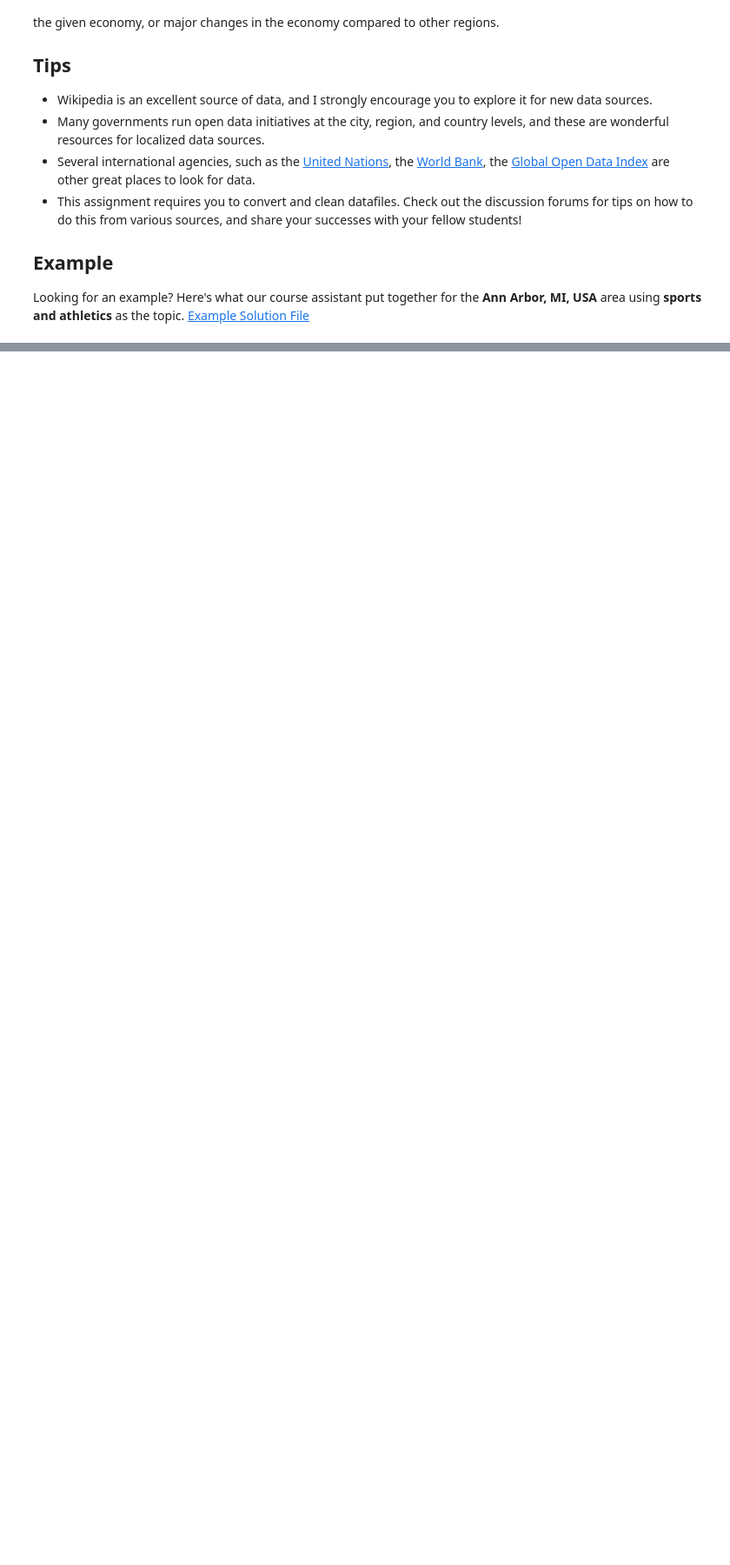
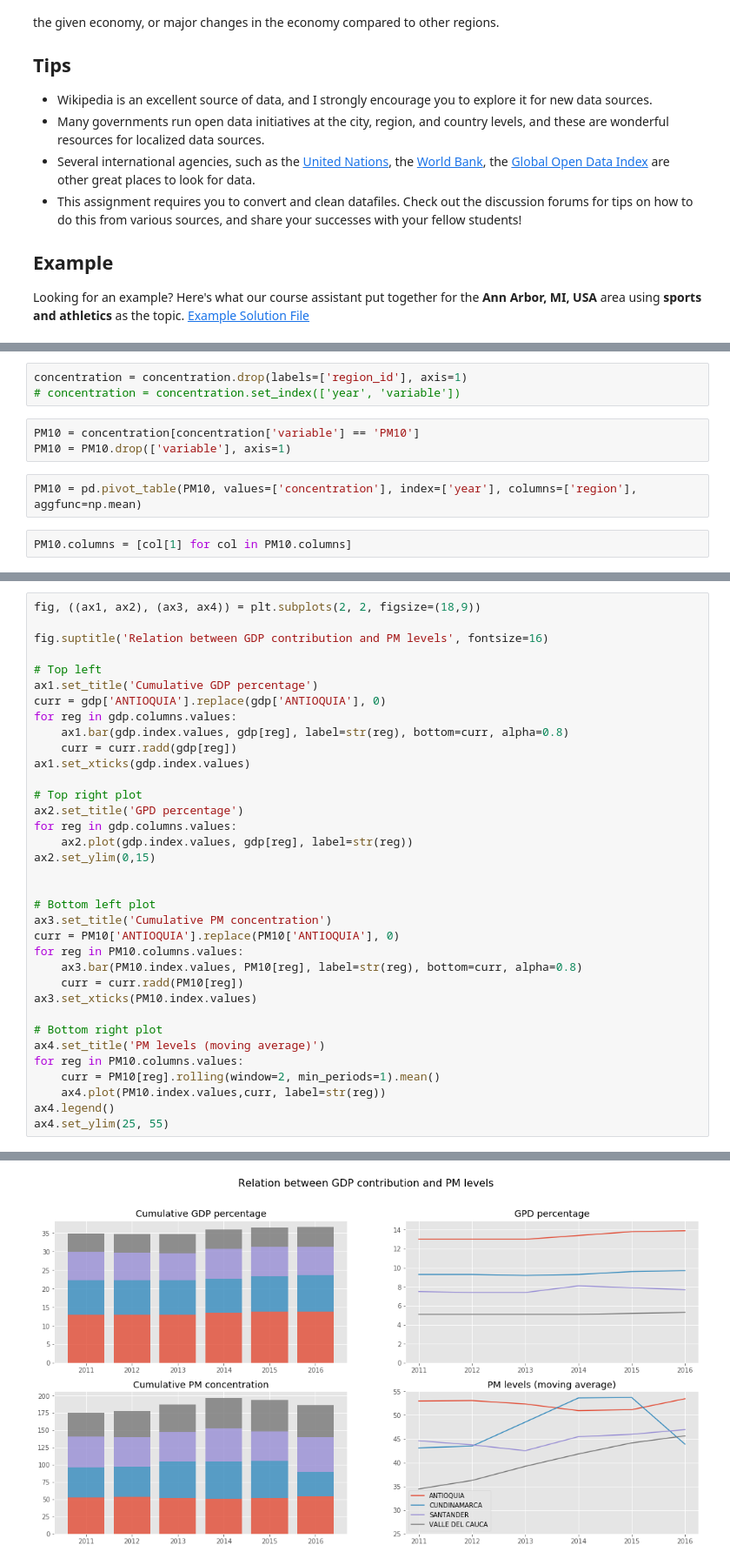
Before and after one commit to josoriov/applied-ds, a Jupyter notebook: 02_plotting/w4/Assignment_4.ipynb, the cells around one changed output, grey strips where cells are left out. Shown: that part at 87% size. Saved outputs shown, nothing was run; the diff lists cells and outputs as text; blank space fills up the shorter version.

Commit message:
Plotting and final processing of the project

```diff
--- a/02_plotting/w4/Assignment_4.ipynb
+++ b/02_plotting/w4/Assignment_4.ipynb
@@ -94,0 +82,10 @@ air_quality
+# %%
+concentration = concentration.drop(labels=['region_id'], axis=1)
+# concentration = concentration.set_index(['year', 'variable'])
+# %%
+PM10 = concentration[concentration['variable'] == 'PM10']
+PM10 = PM10.drop(['variable'], axis=1)
+# %%
+PM10 = pd.pivot_table(PM10, values=['concentration'], index=['year'], columns=['region'], aggfunc=np.mean)
+# %%
+PM10.columns = [col[1] for col in PM10.columns]
@@ -94,0 +103,36 @@ air_quality
+# %%
+fig, ((ax1, ax2), (ax3, ax4)) = plt.subplots(2, 2, figsize=(18,9))
+
+fig.suptitle('Relation between GDP contribution and PM levels', fontsize=16)
+
+# Top left
+ax1.set_title('Cumulative GDP percentage')
+curr = gdp['ANTIOQUIA'].replace(gdp['ANTIOQUIA'], 0)
+for reg in gdp.columns.values:
+    ax1.bar(gdp.index.values, gdp[reg], label=str(reg), bottom=curr, alpha=0.8)
+    curr = curr.radd(gdp[reg])
+ax1.set_xticks(gdp.index.values)
+
+# Top right plot
+ax2.set_title('GPD percentage')
+for reg in gdp.columns.values:
+    ax2.plot(gdp.index.values, gdp[reg], label=str(reg))
+ax2.set_ylim(0,15)
+
+
+# Bottom left plot
+ax3.set_title('Cumulative PM concentration')
+curr = PM10['ANTIOQUIA'].replace(PM10['ANTIOQUIA'], 0)
+for reg in PM10.columns.values:
+    ax3.bar(PM10.index.values, PM10[reg], label=str(reg), bottom=curr, alpha=0.8)
+    curr = curr.radd(PM10[reg])
+ax3.set_xticks(PM10.index.values)
+
+# Bottom right plot
+ax4.set_title('PM levels (moving average)')
+for reg in PM10.columns.values:
+    curr = PM10[reg].rolling(window=2, min_periods=1).mean()
+    ax4.plot(PM10.index.values,curr, label=str(reg))
+ax4.legend()
+ax4.set_ylim(25, 55)
+# %% [output]
@@ -94,0 +140 @@ air_quality
+[figure, added]
```
Also changed, not shown: parts of 16 cells of this notebook, 2 other files.
